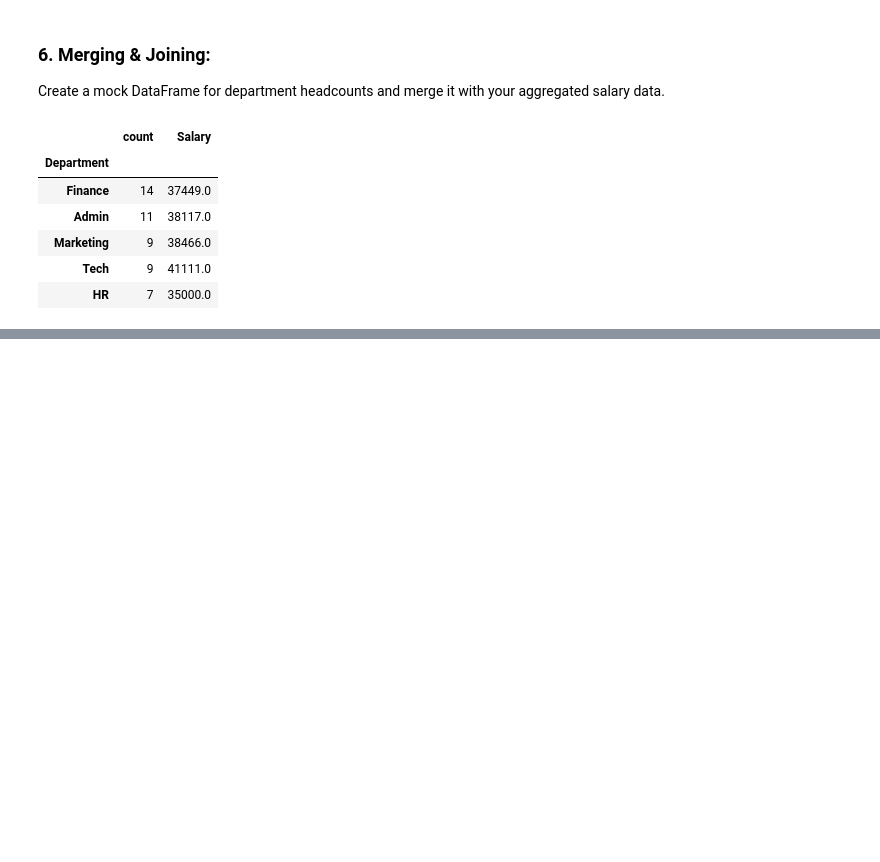
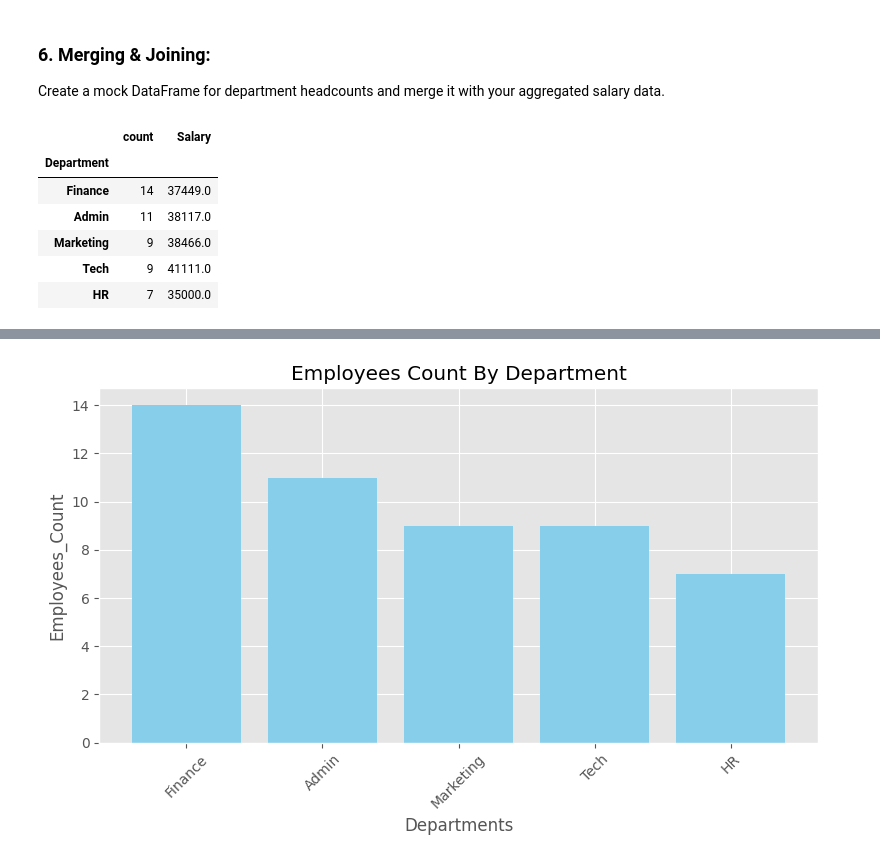
Before and after one commit to sahusuman9/eda_projects_python, a Jupyter notebook: eda_with_libraries/hr_employee/HR_Employee.ipynb, the cells around one changed output, grey strips where cells are left out. Saved outputs shown, nothing was run; the diff lists cells and outputs as text; code cells hidden in the pictures; blank space fills up the shorter version.

Commit message:
hr_employee_insights_visualizations

```diff
--- a/eda_with_libraries/hr_employee/HR_Employee.ipynb
+++ b/eda_with_libraries/hr_employee/HR_Employee.ipynb
@@ -433,0 +448,16 @@ pd.merge(department_headcounts,avg_dept_salary, on="Department")
+# %%
+# Bar plot of employee count by Department.
+
+department_headcounts = df['Department'].value_counts()
+plt.figure(figsize=(8, 5))
+plt.bar(department_headcounts.index,department_headcounts.values, color='skyblue')
+
+plt.style.use("ggplot")
+
+plt.xlabel("Departments")
+plt.ylabel("Employees_Count")
+plt.title("Employees Count By Department")
+plt.xticks(rotation=45)
+plt.tight_layout()
+# %% [output]
+[figure, added]
```
Also changed, not shown: parts of 17 cells of this notebook.
